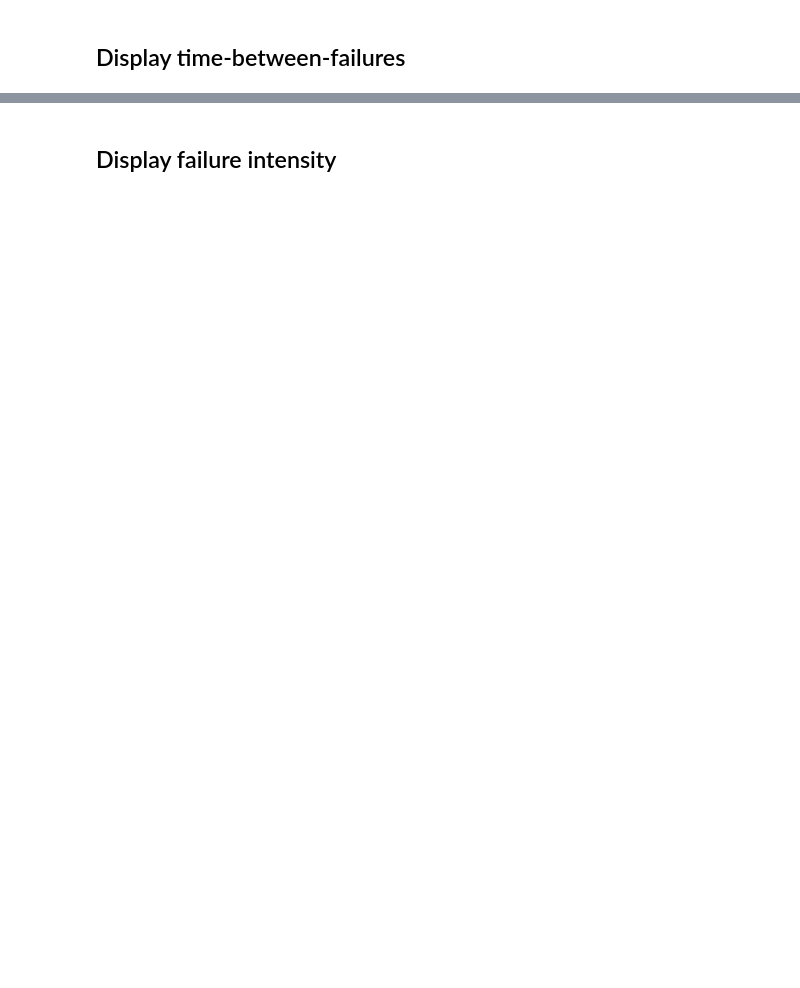
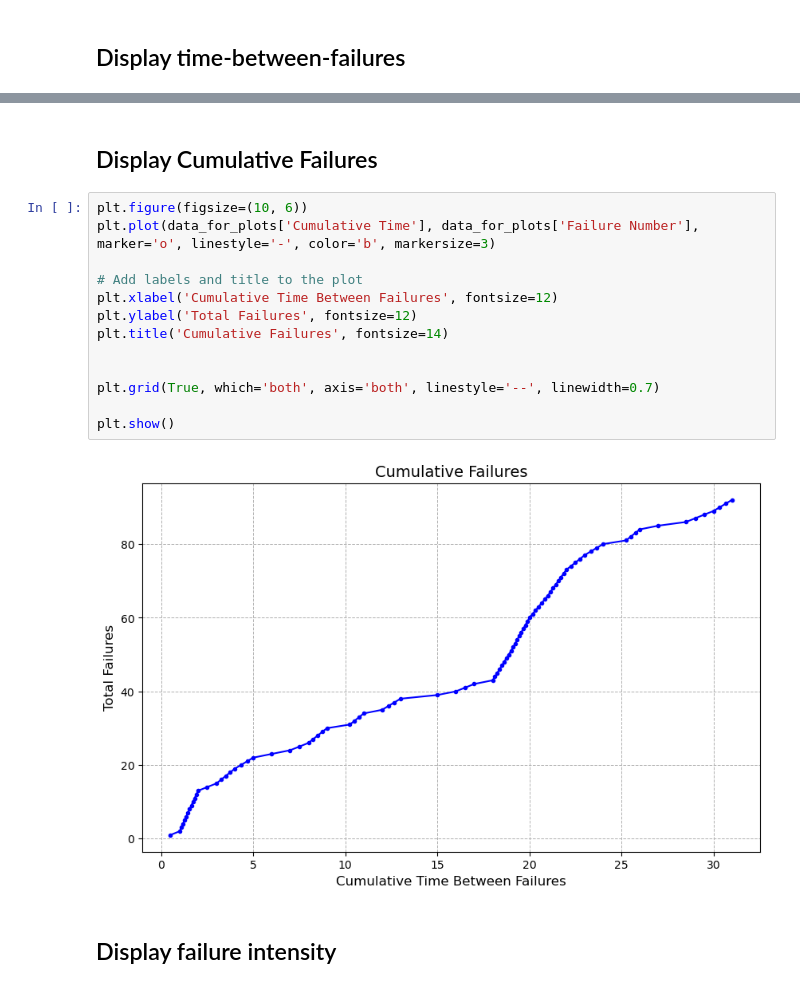
Before and after one commit to ensf-614-group11/seng637-a5-group11, a Jupyter notebook: Part 1/Laplace_tests_and_graphs.ipynb, the cells around one changed output, grey strips where cells are left out. Cells and saved outputs as stored; diff of their text form; blank space fills up the shorter version.

```diff
--- a/Part 1/Laplace_tests_and_graphs.ipynb
+++ b/Part 1/Laplace_tests_and_graphs.ipynb
@@ -121,2 +168,19 @@ The time intervals during which the Laplace factors are within the stable reliab
+# %% [markdown]
+## Display Cumulative Failures
+# %%
+plt.figure(figsize=(10, 6))
+plt.plot(data_for_plots['Cumulative Time'], data_for_plots['Failure Number'], marker='o', linestyle='-', color='b', markersize=3)
+
+# Add labels and title to the plot
+plt.xlabel('Cumulative Time Between Failures', fontsize=12)
+plt.ylabel('Total Failures', fontsize=12)
+plt.title('Cumulative Failures', fontsize=14)
+
+
+plt.grid(True, which='both', axis='both', linestyle='--', linewidth=0.7)
+
+plt.show()
+# %% [output]
+[figure, added]
 # %% [markdown]
 ## Display failure intensity
```
Also changed, not shown: parts of 30 cells of this notebook, 6 other files.
